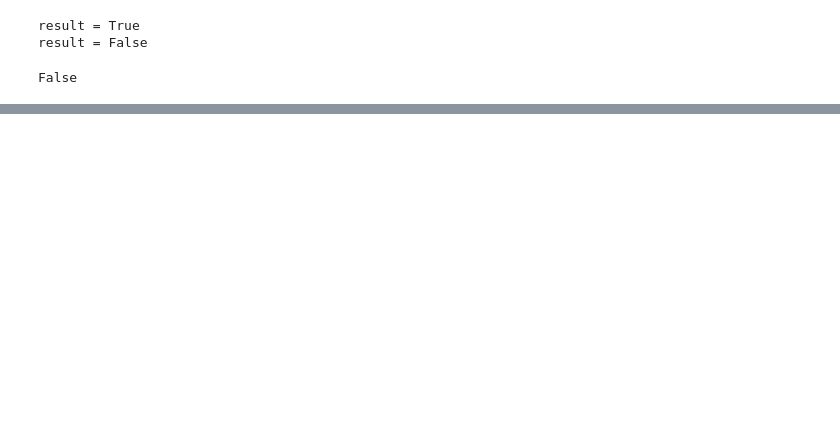
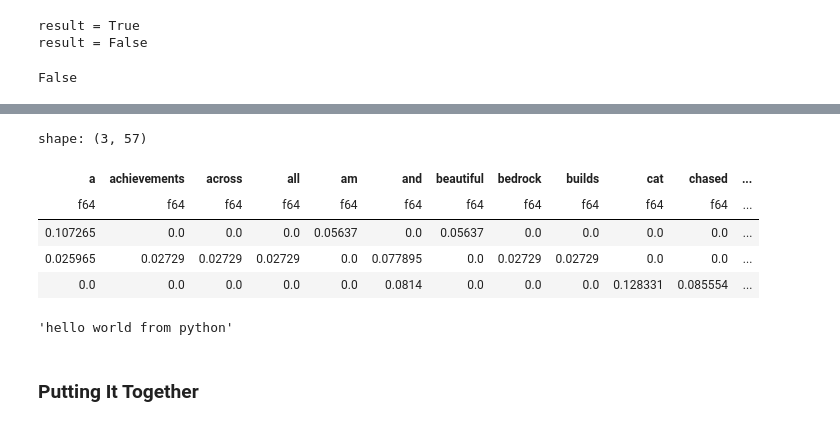
Before and after one commit to chineidu/AI-Powered-Search, a Jupyter notebook: lab/00-lab.ipynb, the cells around one changed output, grey strips where cells are left out. Saved outputs shown, nothing was run; the diff lists cells and outputs as text; code cells hidden in the pictures; blank space fills up the shorter version.

```diff
--- a/lab/00-lab.ipynb
+++ b/lab/00-lab.ipynb
@@ -249,0 +455,24 @@ False
+# %%
+tf_idf_df.with_columns(total=pl.sum_horizontal("*"))
+# %% [output]
+shape: (3, 57)
+| a | achievements | across | all | am | and | beautiful | bedrock | builds | cat | chased | ... |
+| f64 | f64 | f64 | f64 | f64 | f64 | f64 | f64 | f64 | f64 | f64 | ... |
+| 0.107265 | 0.0 | 0.0 | 0.0 | 0.05637 | 0.0 | 0.05637 | 0.0 | 0.0 | 0.0 | 0.0 | ... |
+| 0.025965 | 0.02729 | 0.02729 | 0.02729 | 0.0 | 0.077895 | 0.0 | 0.02729 | 0.02729 | 0.0 | 0.0 | ... |
+| 0.0 | 0.0 | 0.0 | 0.0 | 0.0 | 0.0814 | 0.0 | 0.0 | 0.0 | 0.128331 | 0.085554 | ... |
+# %%
+def to_lower(text: str | list[str]) -> str | list[str]:
+    if isinstance(text, str):
+        return text.lower()
+    elif isinstance(text, list):
+        return [to_lower(t) for t in text]
+    else:
+        raise ValueError("Invalid input type")
+
+
+to_lower("Hello World from Python")
+# %% [output]
+'hello world from python'
+# %% [markdown]
+### Putting It Together
```
Also changed, not shown: parts of 20 cells of this notebook, 3 other files.
